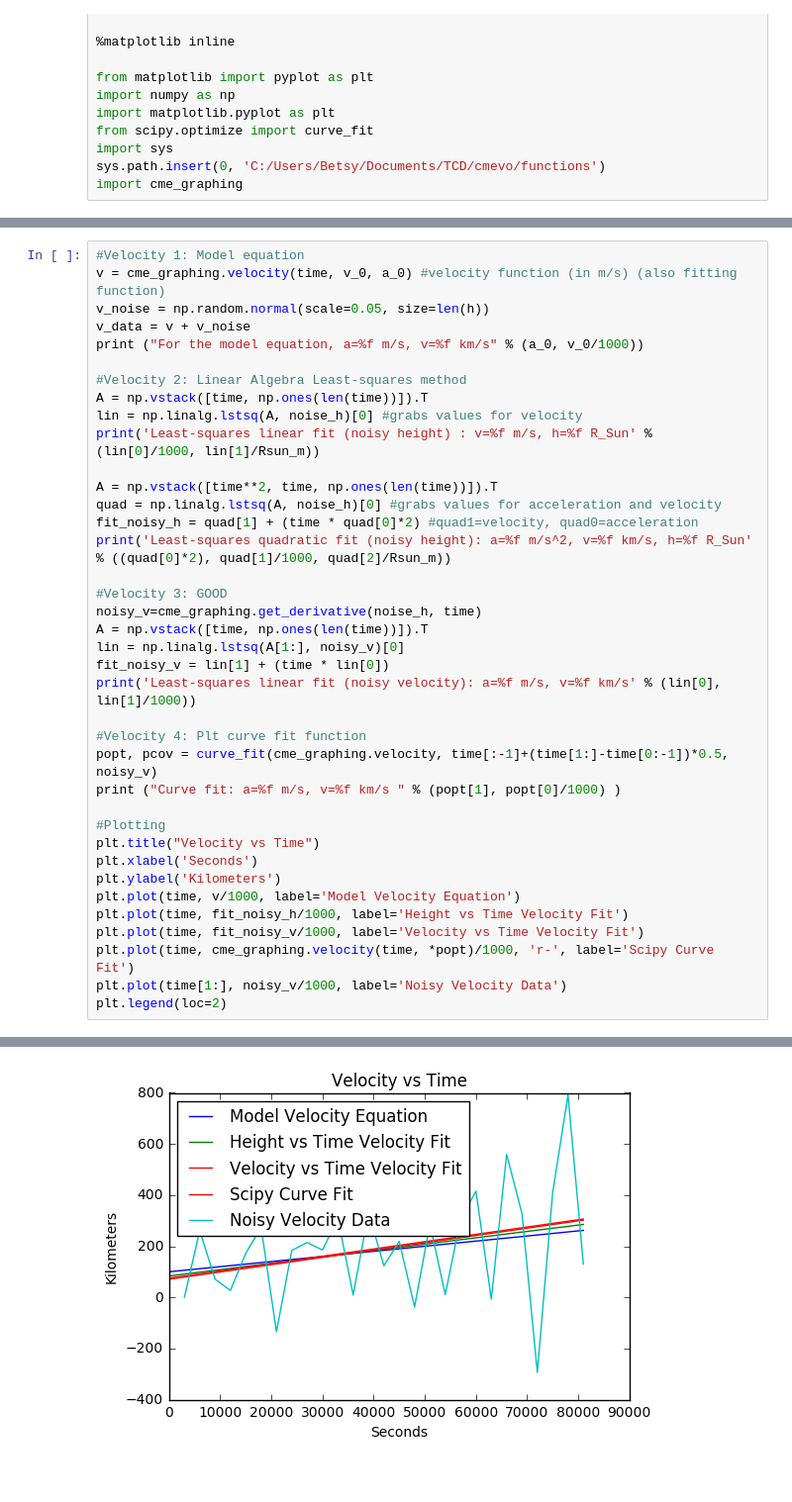
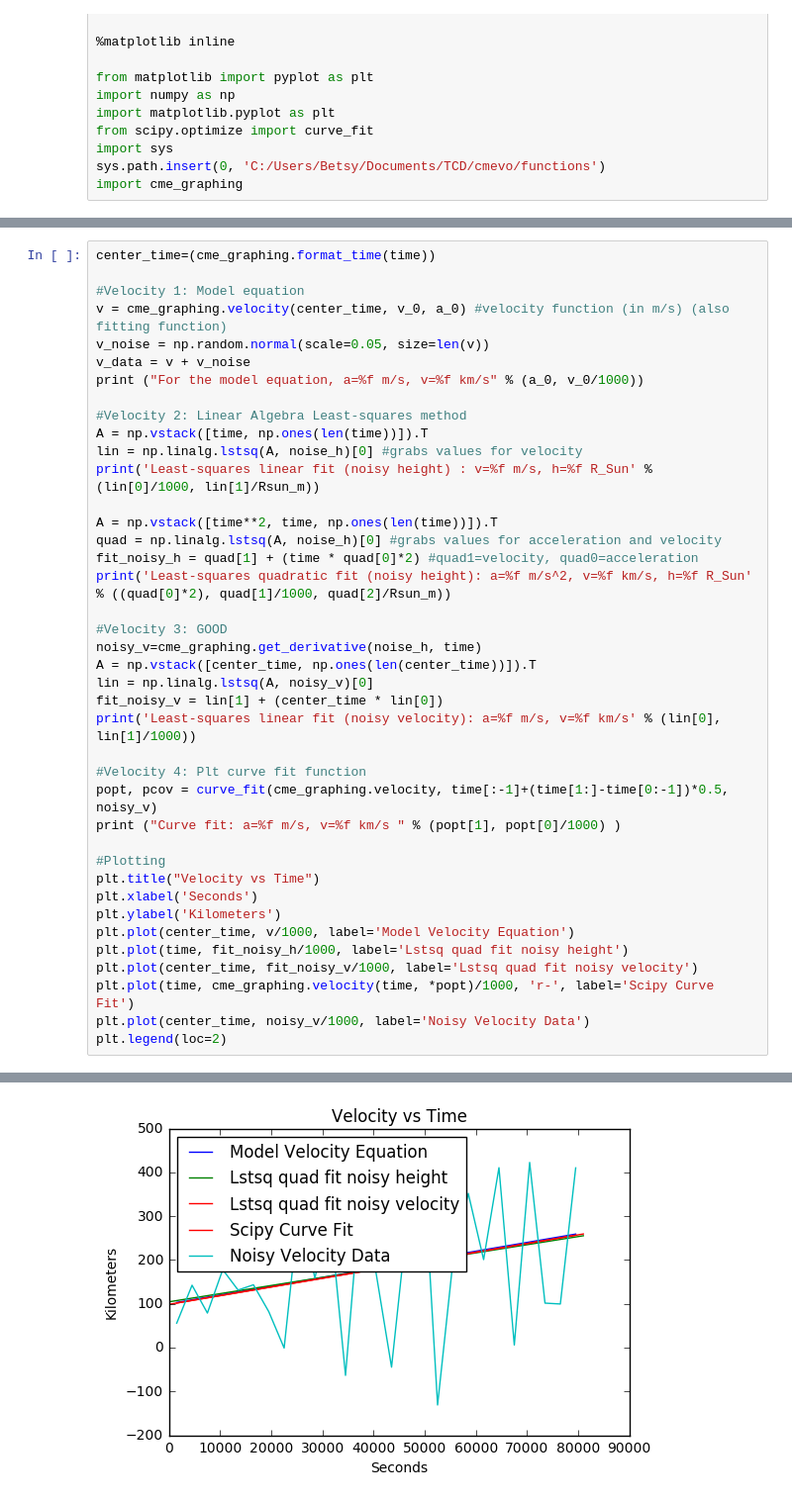
Before and after one commit to speerbetsy/analyzing_cme_speed, a Jupyter notebook: notebooks/fake_data_height_time.ipynb, the cells around one changed output, grey strips where cells are left out. Shown at 99% size. Drawn from its saved outputs; the diff is of its cells as text.

```diff
--- a/notebooks/fake_data_height_time.ipynb
+++ b/notebooks/fake_data_height_time.ipynb
@@ -51,7 +49,9 @@ plt.legend(loc=2)
 # %%
+center_time=(cme_graphing.format_time(time))
+
 #Velocity 1: Model equation
-v = cme_graphing.velocity(time, v_0, a_0) #velocity function (in m/s) (also fitting function)
-v_noise = np.random.normal(scale=0.05, size=len(h))
+v = cme_graphing.velocity(center_time, v_0, a_0) #velocity function (in m/s) (also fitting function)
+v_noise = np.random.normal(scale=0.05, size=len(v))
 v_data = v + v_noise
 print ("For the model equation, a=%f m/s, v=%f km/s" % (a_0, v_0/1000))
 
@@ -67,9 +67,9 @@ print('Least-squares quadratic fit (noisy height): a=%f m/s^2, v=%f km/s, h=%f R
 
 #Velocity 3: GOOD
 noisy_v=cme_graphing.get_derivative(noise_h, time)
-A = np.vstack([time, np.ones(len(time))]).T
-lin = np.linalg.lstsq(A[1:], noisy_v)[0]
-fit_noisy_v = lin[1] + (time * lin[0])
+A = np.vstack([center_time, np.ones(len(center_time))]).T
+lin = np.linalg.lstsq(A, noisy_v)[0]
+fit_noisy_v = lin[1] + (center_time * lin[0])
 print('Least-squares linear fit (noisy velocity): a=%f m/s, v=%f km/s' % (lin[0], lin[1]/1000))
 
 #Velocity 4: Plt curve fit function
@@ -80,11 +80,11 @@ print ("Curve fit: a=%f m/s, v=%f km/s " % (popt[1], popt[0]/1000) )
 plt.title("Velocity vs Time")
 plt.xlabel('Seconds')
 plt.ylabel('Kilometers')
-plt.plot(time, v/1000, label='Model Velocity Equation')
-plt.plot(time, fit_noisy_h/1000, label='Height vs Time Velocity Fit')
-plt.plot(time, fit_noisy_v/1000, label='Velocity vs Time Velocity Fit')
+plt.plot(center_time, v/1000, label='Model Velocity Equation')
+plt.plot(time, fit_noisy_h/1000, label='Lstsq quad fit noisy height')
+plt.plot(center_time, fit_noisy_v/1000, label='Lstsq quad fit noisy velocity')
 plt.plot(time, cme_graphing.velocity(time, *popt)/1000, 'r-', label='Scipy Curve Fit')
-plt.plot(time[1:], noisy_v/1000, label='Noisy Velocity Data')
+plt.plot(center_time, noisy_v/1000, label='Noisy Velocity Data')
 plt.legend(loc=2)
 # %% [output]
 For the model equation, a=2.000000 m/s, v=100.000000 km/s
@@ -95,2 +95,2 @@ Curve fit: a=2.857027 m/s, v=75.003325 km/s
 <matplotlib.legend.Legend at 0x...>
-[figure, old version]
+[figure, new version]
```
Also changed, not shown: parts of 4 cells of this notebook, 3 other files.
